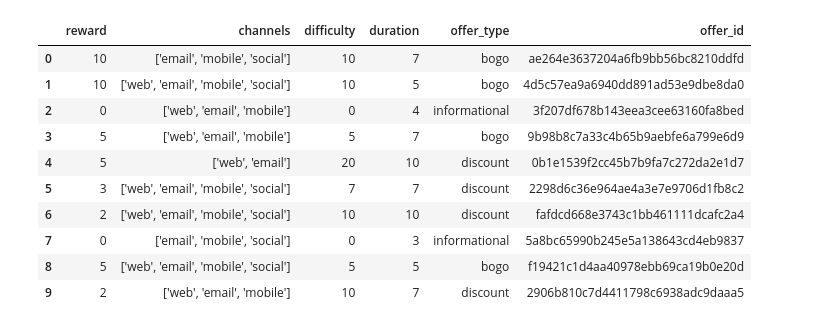
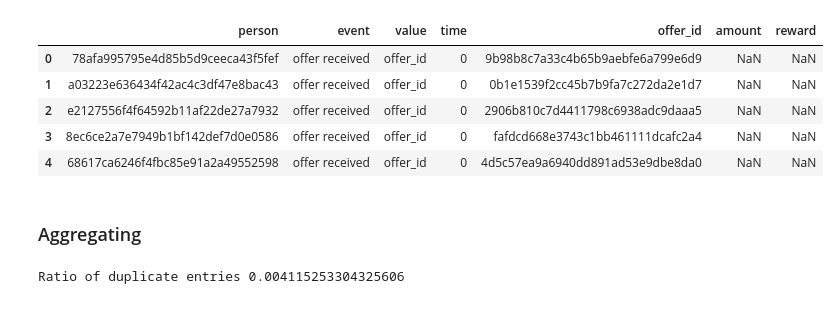
Before and after one commit to raunaqjabbal/starbucks, a Jupyter notebook: demo.ipynb, the cells around one changed output. Cells and saved outputs as stored; diff of their text form; code cells hidden in the pictures.

```diff
--- a/demo.ipynb
+++ b/demo.ipynb
@@ -100,14 +90,26 @@ mix.merge(portfolio, "inner", "offer_id")
-# %%
-portfolio
-# %% [output]
-|  | reward | channels | difficulty | duration | offer_type | offer_id |
-| 0 | 10 | ['email', 'mobile', 'social'] | 10 | 7 | bogo | ae264e3637204a6fb9bb56bc8210ddfd |
-| 1 | 10 | ['web', 'email', 'mobile', 'social'] | 10 | 5 | bogo | 4d5c57ea9a6940dd891ad53e9dbe8da0 |
-| 2 | 0 | ['web', 'email', 'mobile'] | 0 | 4 | informational | 3f207df678b143eea3cee63160fa8bed |
-| 3 | 5 | ['web', 'email', 'mobile'] | 5 | 7 | bogo | 9b98b8c7a33c4b65b9aebfe6a799e6d9 |
-| 4 | 5 | ['web', 'email'] | 20 | 10 | discount | 0b1e1539f2cc45b7b9fa7c272da2e1d7 |
-| 5 | 3 | ['web', 'email', 'mobile', 'social'] | 7 | 7 | discount | 2298d6c36e964ae4a3e7e9706d1fb8c2 |
-| 6 | 2 | ['web', 'email', 'mobile', 'social'] | 10 | 10 | discount | fafdcd668e3743c1bb461111dcafc2a4 |
-| 7 | 0 | ['email', 'mobile', 'social'] | 0 | 3 | informational | 5a8bc65990b245e5a138643cd4eb9837 |
-| 8 | 5 | ['web', 'email', 'mobile', 'social'] | 5 | 5 | bogo | f19421c1d4aa40978ebb69ca19b0e20d |
-| 9 | 2 | ['web', 'email', 'mobile'] | 10 | 7 | discount | 2906b810c7d4411798c6938adc9daaa5 |
+# %%
+new_transcript.head()
+# %% [output]
+|  | person | event | value | time | offer_id | amount | reward |
+| 0 | 78afa995795e4d85b5d9ceeca43f5fef | offer received | offer_id | 0 | 9b98b8c7a33c4b65b9aebfe6a799e6d9 | NaN | NaN |
+| 1 | a03223e636434f42ac4c3df47e8bac43 | offer received | offer_id | 0 | 0b1e1539f2cc45b7b9fa7c272da2e1d7 | NaN | NaN |
+| 2 | e2127556f4f64592b11af22de27a7932 | offer received | offer_id | 0 | 2906b810c7d4411798c6938adc9daaa5 | NaN | NaN |
+| 3 | 8ec6ce2a7e7949b1bf142def7d0e0586 | offer received | offer_id | 0 | fafdcd668e3743c1bb461111dcafc2a4 | NaN | NaN |
+| 4 | 68617ca6246f4fbc85e91a2a49552598 | offer received | offer_id | 0 | 4d5c57ea9a6940dd891ad53e9dbe8da0 | NaN | NaN |
+# %% [markdown]
+### Aggregating
+# %%
+# Mergeing new_transcript above with profile to have user
+# I can also merge with portfolio var above, if my target label needs to change from offer_id to something else
+# I'll only need focus on offer_id
+# Shouldn't have created d_portfolio
+mix = new_transcript.merge(profile, "inner", "person")
+
+# I'll keep duplicates for now, can't be sure if these are added accidentally or are valid
+# Can be an edge case where a user has been accidentally given the same offer/value twice, could do more analysis on this
+# Do we want this to happen?
+print("Ratio of duplicate entries", (1 - len(mix.drop_duplicates())/len(mix)))
+
+# mix.drop_duplicates(inplace=True)
+# %% [output]
+Ratio of duplicate entries 0.004115253304325606
```
Also changed, not shown: parts of 21 cells of this notebook, 5 other files.
